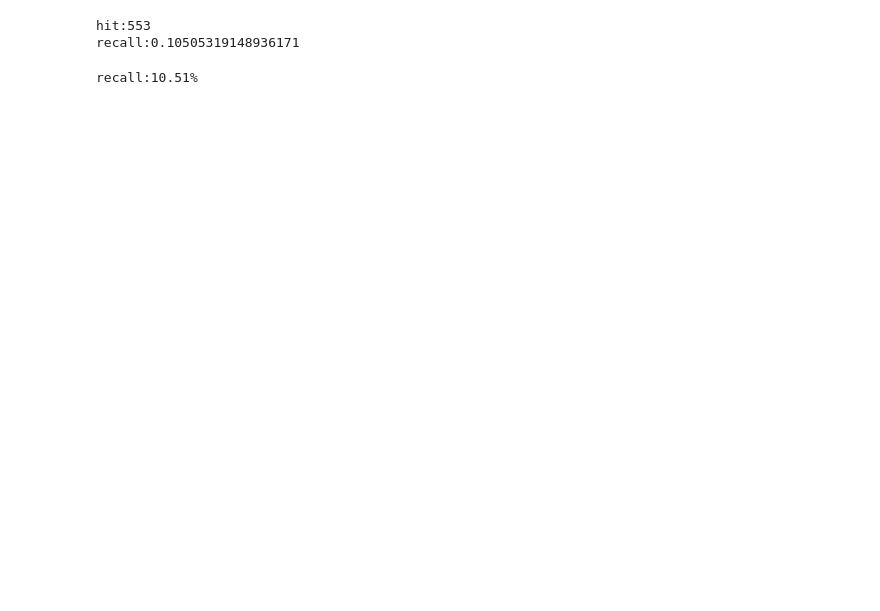
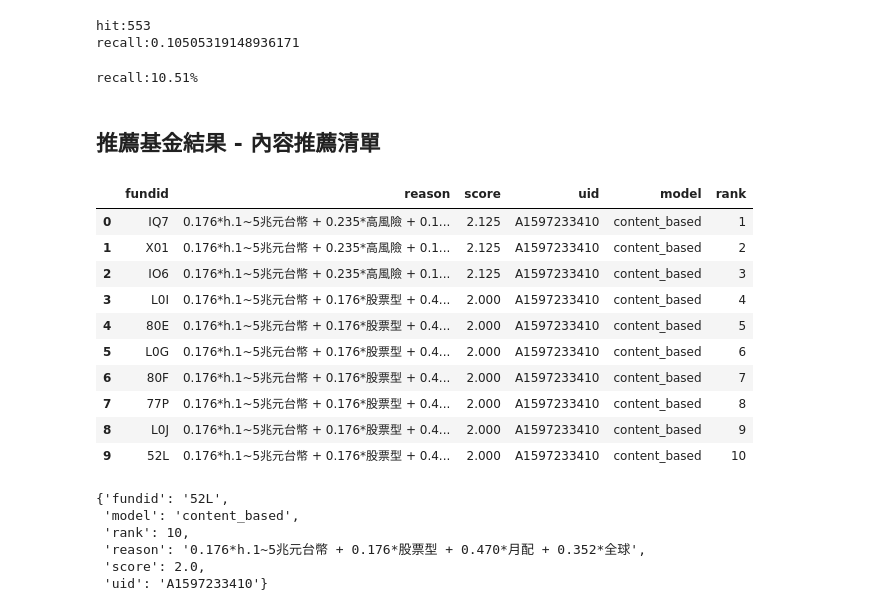
Before and after one commit to 000Nelson000/PlayRecommendSystem, a Jupyter notebook: cb_funds.ipynb, the cells around one changed output. Cells and saved outputs as stored; diff of their text form; code cells hidden in the pictures; blank space fills up the shorter version.

```diff
--- a/cb_funds.ipynb
+++ b/cb_funds.ipynb
@@ -340,3 +354,5 @@ recall:0.10505319148936171
 print('recall:{:.2f}%'.format(100*hit/len(uidx_test)))
 # %% [output]
 recall:10.51%
+# %% [markdown]
+## 推薦基金結果 - 內容推薦清單
@@ -342,0 +363,28 @@ recall:10.51%
+# %%
+rec_temp1 = get_cb_rec_items(20,users_pur_profile,df_item_features,10)
+rec_temp1['uid'] = idx_to_userid[20]
+rec_temp1['model'] = 'content_based'
+rec_temp1['rank'] = rec_temp1.index + 1
+# %%
+rec_temp1
+# %% [output]
+|  | fundid | reason | score | uid | model | rank |
+| 0 | IQ7 | 0.176*h.1~5兆元台幣 + 0.235*高風險 + 0.1... | 2.125 | A1597233410 | content_based | 1 |
+| 1 | X01 | 0.176*h.1~5兆元台幣 + 0.235*高風險 + 0.1... | 2.125 | A1597233410 | content_based | 2 |
+| 2 | IO6 | 0.176*h.1~5兆元台幣 + 0.235*高風險 + 0.1... | 2.125 | A1597233410 | content_based | 3 |
+| 3 | L0I | 0.176*h.1~5兆元台幣 + 0.176*股票型 + 0.4... | 2.000 | A1597233410 | content_based | 4 |
+| 4 | 80E | 0.176*h.1~5兆元台幣 + 0.176*股票型 + 0.4... | 2.000 | A1597233410 | content_based | 5 |
+| 5 | L0G | 0.176*h.1~5兆元台幣 + 0.176*股票型 + 0.4... | 2.000 | A1597233410 | content_based | 6 |
+| 6 | 80F | 0.176*h.1~5兆元台幣 + 0.176*股票型 + 0.4... | 2.000 | A1597233410 | content_based | 7 |
+| 7 | 77P | 0.176*h.1~5兆元台幣 + 0.176*股票型 + 0.4... | 2.000 | A1597233410 | content_based | 8 |
+| 8 | L0J | 0.176*h.1~5兆元台幣 + 0.176*股票型 + 0.4... | 2.000 | A1597233410 | content_based | 9 |
+| 9 | 52L | 0.176*h.1~5兆元台幣 + 0.176*股票型 + 0.4... | 2.000 | A1597233410 | content_based | 10 |
+# %%
+row[1].to_dict()
+# %% [output]
+{'fundid': '52L',
+ 'model': 'content_based',
+ 'rank': 10,
+ 'reason': '0.176*h.1~5兆元台幣 + 0.176*股票型 + 0.470*月配 + 0.352*全球',
+ 'score': 2.0,
+ 'uid': 'A1597233410'}
```
Also changed, not shown: parts of 8 cells of this notebook.
